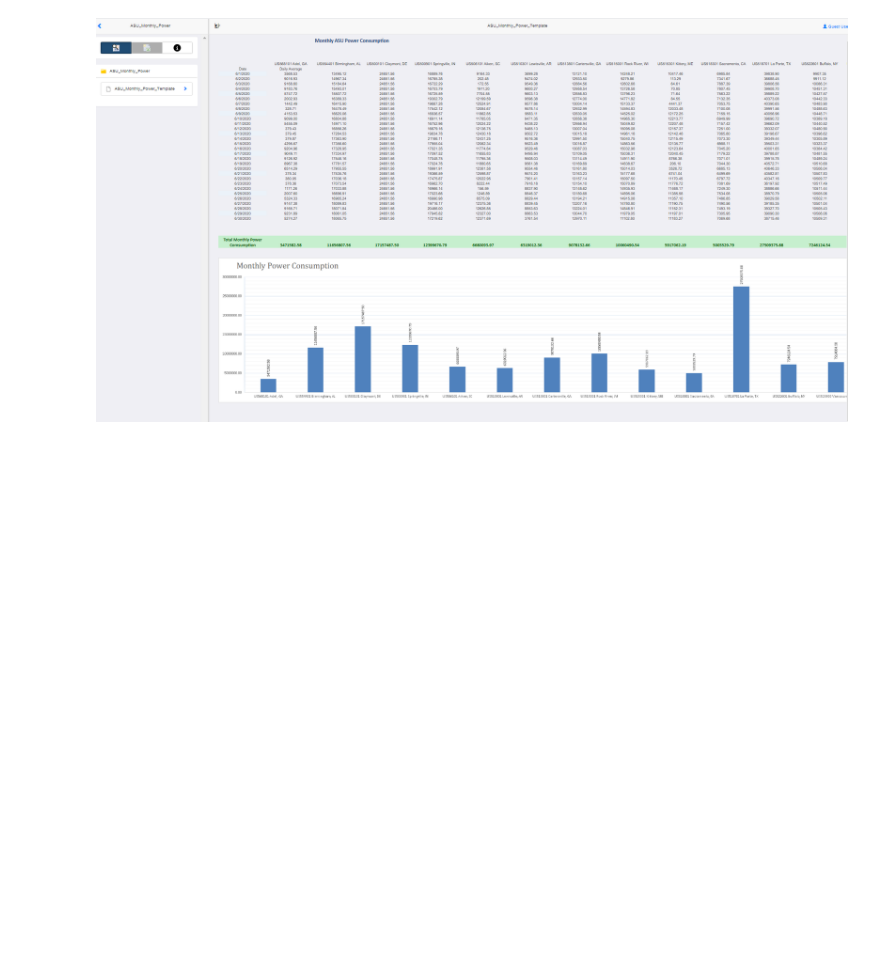
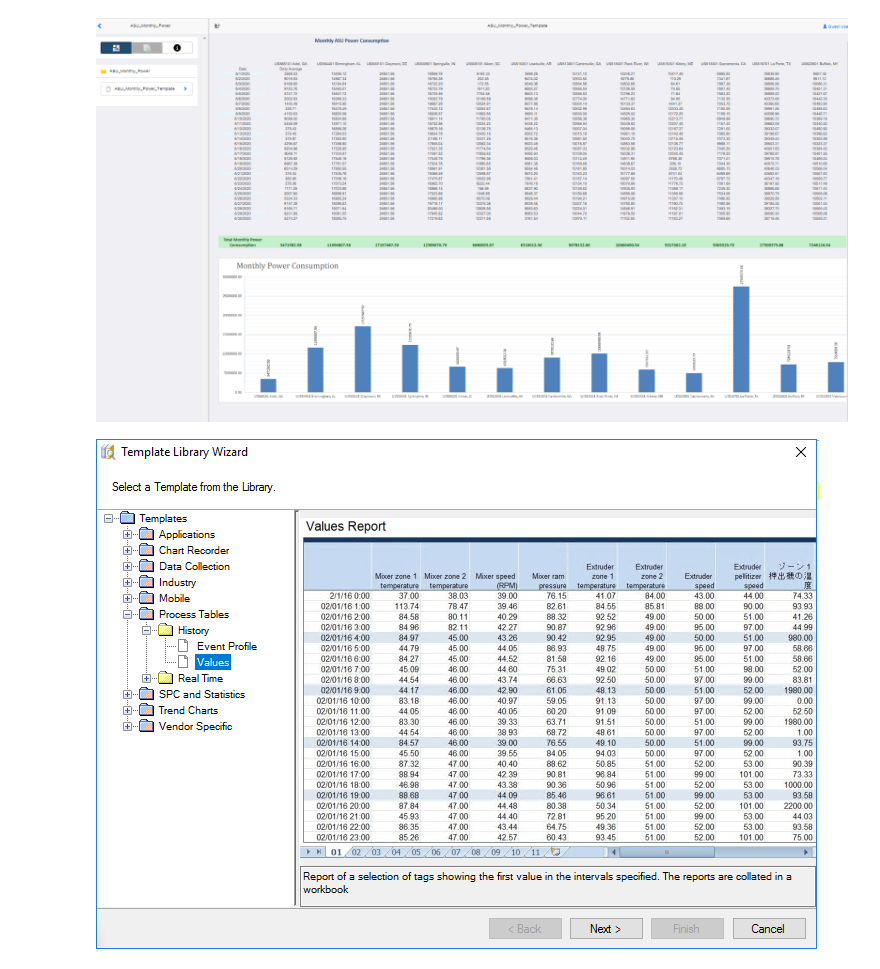
Before and after one commit to GabeMaldonado/JupyterNotebooks, a Jupyter notebook: XLRep.ipynb, the cells around one changed output. Saved outputs shown, nothing was run; the diff lists cells and outputs as text; code cells hidden in the pictures; blank space fills up the shorter version.

```diff
--- a/XLRep.ipynb
+++ b/XLRep.ipynb
@@ -25,3 +25,7 @@ Image('/XLReporter_Web.PNG')
 Image('/monthlly_power.PNG')
 # %% [output]
 [figure]
+# %%
+Image('/templates.PNG')
+# %% [output]
+[figure, added]
```
